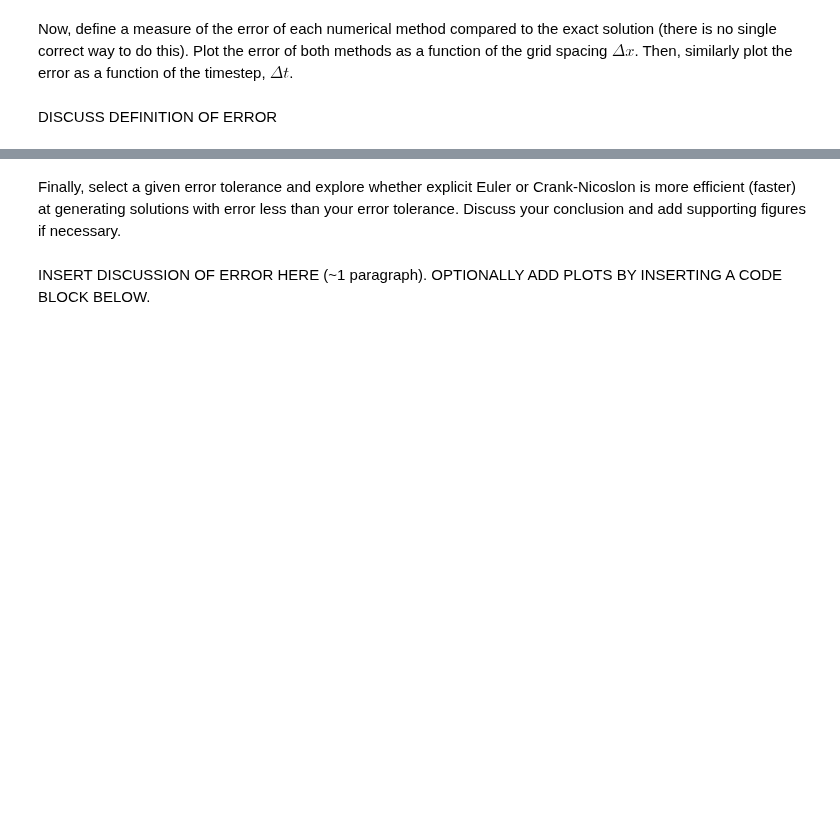
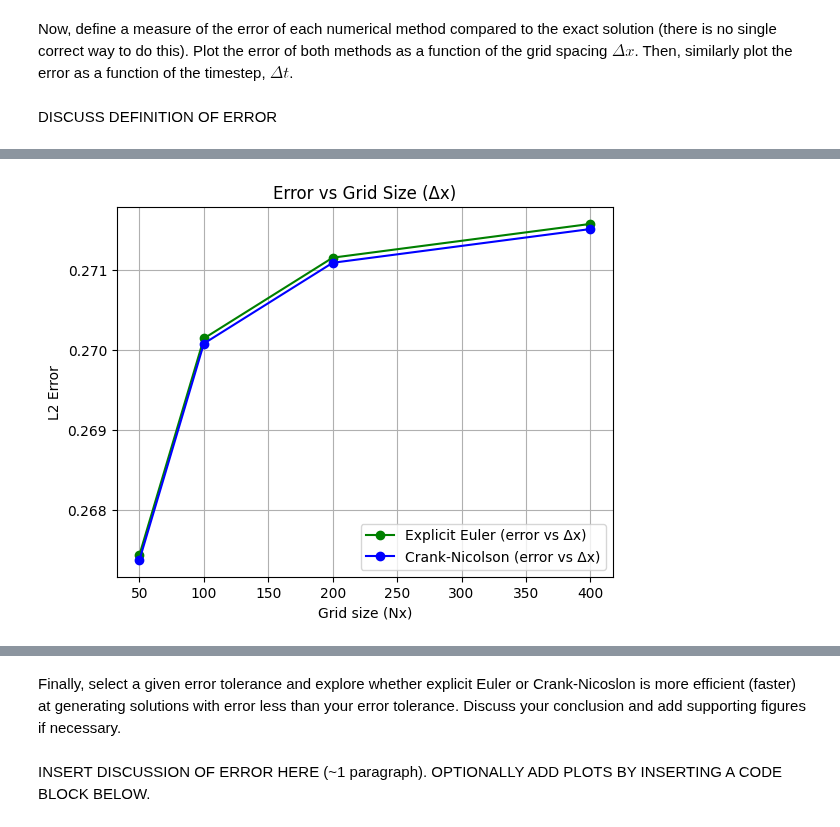
Before and after one commit to yu-huang-1/QCES, a Jupyter notebook: Project1_numerical_methods.ipynb, the cells around one changed output, grey strips where cells are left out. Cells and saved outputs as stored; diff of their text form; code cells hidden in the pictures; blank space fills up the shorter version.

```diff
--- a/Project1_numerical_methods.ipynb
+++ b/Project1_numerical_methods.ipynb
@@ -356,0 +358,90 @@ DISCUSS DEFINITION OF ERROR
+# %%
+# Add code to plot error here
+# Function to compute the L2 norm of the error
+def compute_error(c_exact, c_numerical):
+    return np.sqrt(np.mean((c_exact - c_numerical)**2))
+
+# Parameters for error analysis
+kappa = 0.001
+t_end_exact = 10
+Nx_values = [50, 100, 200, 400]  # Different grid sizes (Δx)
+Nt_values = [500, 1000, 2000, 4000]  # Different time step values (Δt)
+x_start = -1
+x_end = 1
+
+# To store the errors
+errors_EE_dx = []
+errors_CN_dx = []
+errors_EE_dt = []
+errors_CN_dt = []
+
+# Loop over different grid sizes Δx (fixed Δt)
+for Nx in Nx_values:
+    # Spatial grid
+    x = np.linspace(x_start, x_end, Nx)
+
+    # Time grid (fixed number of timesteps)
+    t = np.linspace(0, t_end_exact, 1000)
+
+    # Run the explicit Euler and Crank-Nicolson methods
+    c_EE = EE(x, t, kappa)
+    c_EE_final = c_EE[:, -1]
+    c_CN = CN(x, t, kappa)
+    c_CN_final = c_CN[:, -1]
+
+    # Exact solution at t = t_end_exact
+    c_exact = (1 / (4 * np.pi * kappa * t_end_exact))**0.5 * np.exp(-x**2 / (4 * kappa * t_end_exact))
+
+    # Compute errors
+    error_EE = compute_error(c_exact, c_EE_final)
+    error_CN = compute_error(c_exact, c_CN_final)
+
+    errors_EE_dx.append(error_EE)
+    errors_CN_dx.append(error_CN)
+
+# Loop over different time steps Δt (fixed grid size)
+Nx = 100  # Fixed spatial grid
+x = np.linspace(x_start, x_end, Nx)
+
+for Nt in Nt_values:
+    # Time grid
+    t = np.linspace(0, t_end_exact, Nt)
+
+    # Run the explicit Euler and Crank-Nicolson methods
+    c_EE = EE(x, t, kappa)
+    c_EE_final = c_EE[:, -1]
+    c_CN = CN(x, t, kappa)
+    c_CN_final = c_CN[:, -1]
+
+    # Exact solution at t = t_end_exact
+    c_exact = (1 / (4 * np.pi * kappa * t_end_exact))**0.5 * np.exp(-x**2 / (4 * kappa * t_end_exact))
+
+    # Compute errors
+    error_EE = compute_error(c_exact, c_EE_final)
+    error_CN = compute_error(c_exact, c_CN_final)
+
+    errors_EE_dt.append(error_EE)
+    errors_CN_dt.append(error_CN)
+
+# Plot the errors as a function of Δx
+plt.figure()
+plt.plot(Nx_values, errors_EE_dx, label='Explicit Euler (error vs Δx)', marker='o', color='green')
+plt.plot(Nx_values, errors_CN_dx, label='Crank-Nicolson (error vs Δx)', marker='o', color='blue')
+plt.xlabel('Grid size (Nx)')
+plt.ylabel('L2 Error')
+plt.title('Error vs Grid Size (Δx)')
+plt.legend()
+plt.grid(True)
+plt.show()
+
+# Plot the errors as a function of Δt
+plt.figure()
+plt.plot(Nt_values, errors_EE_dt, label='Explicit Euler (error vs Δt)', marker='o', color='green')
+plt.plot(Nt_values, errors_CN_dt, label='Crank-Nicolson (error vs Δt)', marker='o', color='blue')
+plt.xlabel('Time steps (Nt)')
+plt.ylabel('L2 Error')
+plt.title('Error vs Time Step (Δt)')
+plt.legend()
+plt.grid(True)
+plt.show()
+# %% [output]
@@ -356,0 +464 @@ DISCUSS DEFINITION OF ERROR
+[figure, added]
```
Also changed, not shown: parts of 4 cells of this notebook.
